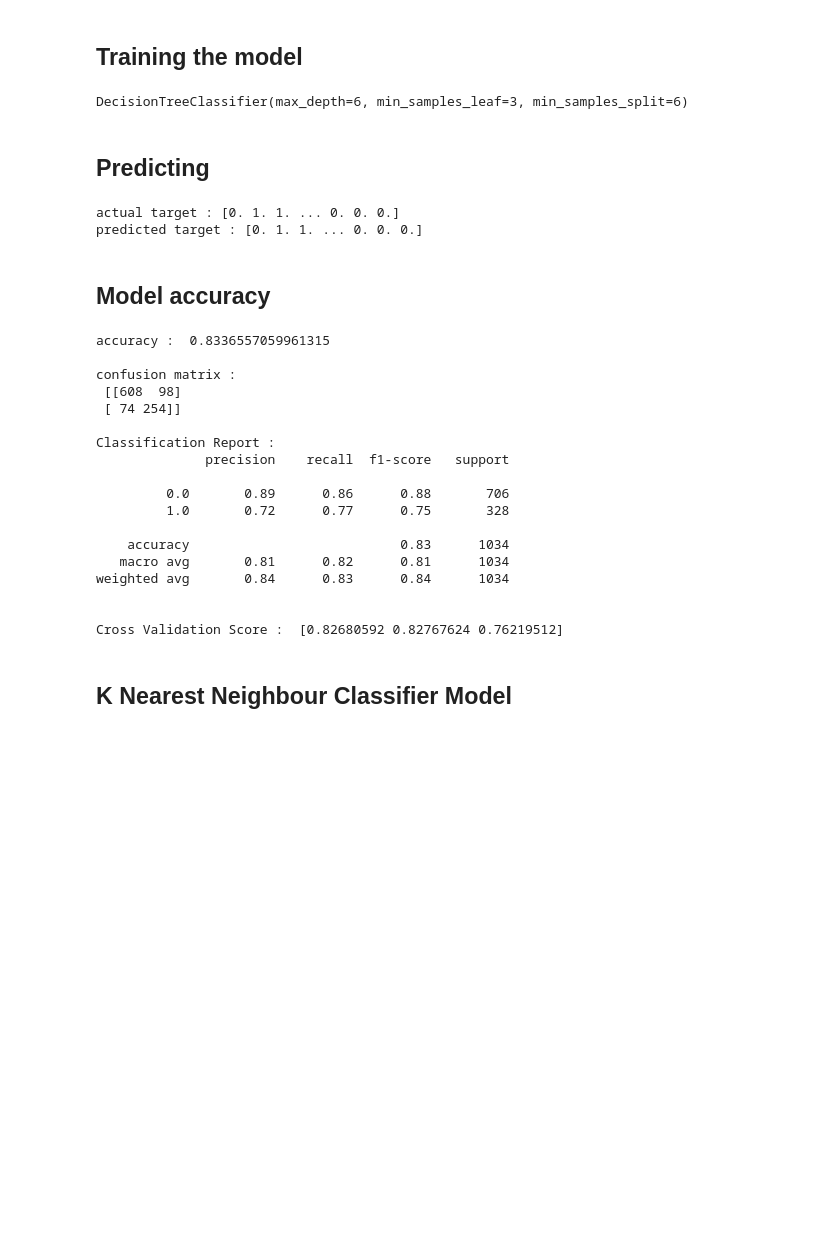
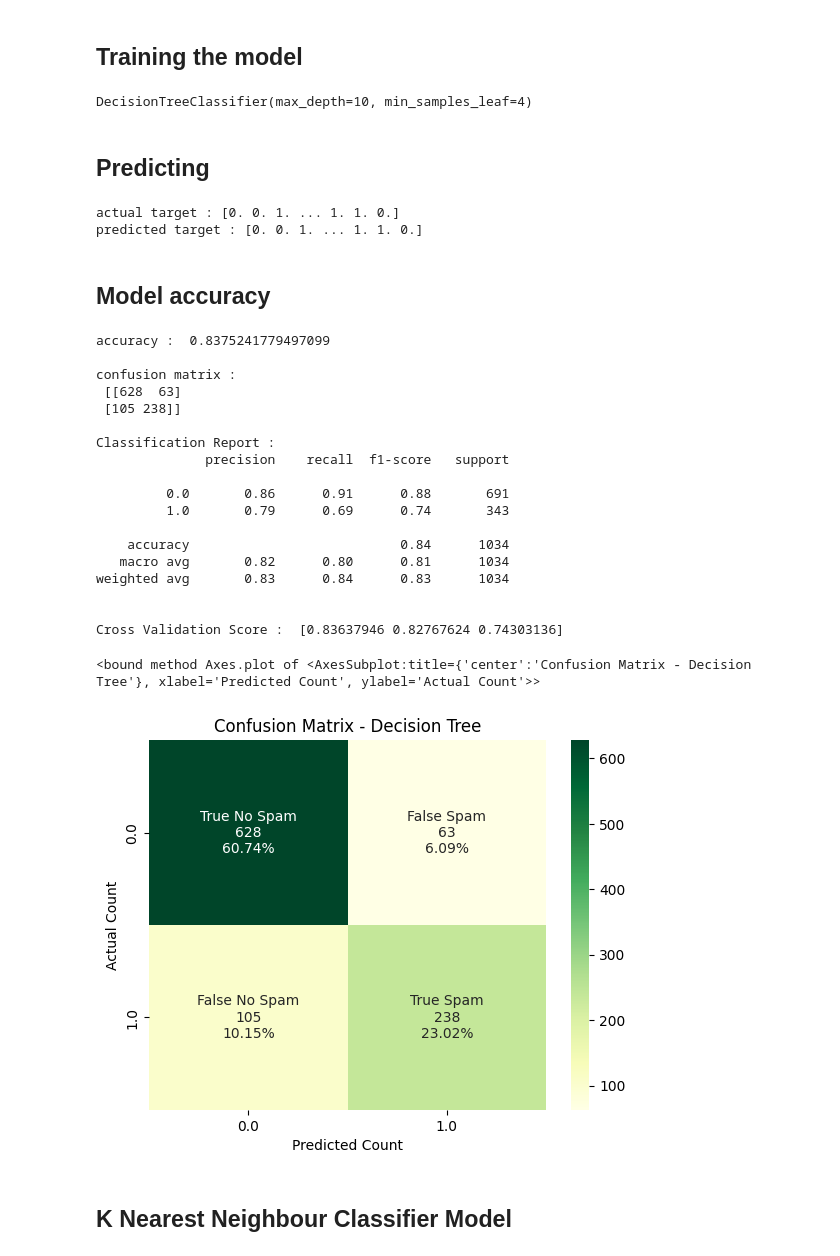
Before and after one commit to Nadun999/spam-email-classification-using-KNN-DT, a Jupyter notebook: main.ipynb, the cells around one changed output. Cells and saved outputs as stored; diff of their text form; code cells hidden in the pictures; blank space fills up the shorter version.

```diff
--- a/main.ipynb
+++ b/main.ipynb
@@ -532,7 +468,7 @@ param_grid = {
 }
 
 # Perform grid search to find the best hyperparameters
-grid_search = GridSearchCV(model, param_grid, cv=5)
+grid_search = GridSearchCV(model_dt, param_grid, cv=5)
 grid_search.fit(X_train, y_train)
 
 # Print the best hyperparameters and the corresponding score
@@ -544,61 +480,88 @@ Best score:  0.8436921728821423
 # %% [markdown]
 ## Passing the above mentioned parameters to model
 # %%
-model = grid_search.best_estimator_
+model_dt = grid_search.best_estimator_
 # %% [markdown]
 ## Training the model
 # %%
-model.fit(X_train,y_train)
+model_dt.fit(X_train,y_train)
 # %% [output]
-DecisionTreeClassifier(max_depth=6, min_samples_leaf=3, min_samples_split=6)
+DecisionTreeClassifier(max_depth=10, min_samples_leaf=4)
 # %% [markdown]
 ## Predicting
 # %%
-y_predict = model.predict(X_test)
+y_predict_dt = model_dt.predict(X_test)
 # %%
 print("actual target :",y_test)
-print("predicted target :",y_predict)
+print("predicted target :",y_predict_dt)
 # %% [output]
-actual target : [0. 1. 1. ... 0. 0. 0.]
-predicted target : [0. 1. 1. ... 0. 0. 0.]
+actual target : [0. 0. 1. ... 1. 1. 0.]
+predicted target : [0. 0. 1. ... 1. 1. 0.]
 # %% [markdown]
 ## Model accuracy
 # %%
 # Model Validation Accuracy
-accuracy = accuracy_score(y_test,y_predict)
+accuracy = accuracy_score(y_test,y_predict_dt)
 print("accuracy : ",accuracy)
 
 # Model Confusion Matrix
-conf_mat = confusion_matrix(y_test, y_predict)
-print("\nconfusion matrix : \n",conf_mat)
+conf_mat_dt = confusion_matrix(y_test, y_predict_dt)
+print("\nconfusion matrix : \n",conf_mat_dt)
 
 # Model Classification Report
-clf_report = classification_report(y_test, y_predict)
+clf_report = classification_report(y_test, y_predict_dt)
 print("\nClassification Report : ")
 print(clf_report)
 
 # Model Cross Validation Score
-score = cross_val_score(model, X, y, cv=3)
+score = cross_val_score(model_dt, X, y, cv=3)
 print("\nCross Validation Score : ",score)
 # %% [output]
-accuracy :  0.8336557059961315
+accuracy :  0.8375241779497099
 
 confusion matrix :
- [[608  98]
- [ 74 254]]
+ [[628  63]
+ [105 238]]
 
 Classification Report :
               precision    recall  f1-score   support
 
-         0.0       0.89      0.86      0.88       706
-         1.0       0.72      0.77      0.75       328
+         0.0       0.86      0.91      0.88       691
+         1.0       0.79      0.69      0.74       343
 
-    accuracy                           0.83      1034
-   macro avg       0.81      0.82      0.81      1034
-weighted avg       0.84      0.83      0.84      1034
+    accuracy                           0.84      1034
+   macro avg       0.82      0.80      0.81      1034
+weighted avg       0.83      0.84      0.83      1034
 
 
-Cross Validation Score :  [0.82680592 0.82767624 0.76219512]
+Cross Validation Score :  [0.83637946 0.82767624 0.74303136]
+# %%
+# Generate the confusion matrix for the model
+
+conf_mat_dt = confusion_matrix(y_test, y_predict_dt,labels=model_dt.classes_)
+
+group_names = ['True No Spam','False Spam',
+               'False No Spam','True Spam']
+
+group_counts = ["{0:0.0f}".format(value) for value in
+                conf_mat_dt.flatten()]
+group_percentages = ["{0:.2%}".format(value) for value in
+                     conf_mat_dt.flatten()/np.sum(conf_mat_dt)]
+labels = [f"{v1}\n{v2}\n{v3}" for v1, v2, v3 in
+          zip(group_names,group_counts,group_percentages)]
+
+
+labels = np.asarray(labels).reshape(2,2)
+
+ax = sn.heatmap(conf_mat_dt, annot=labels,yticklabels=model_dt.classes_,xticklabels=model_dt.classes_, fmt='', cmap='YlGn')
+ax.set(
+                title='Confusion Matrix - Decision Tree',
+                xlabel='Predicted Count',
+                ylabel='Actual Count')
+ax.plot
+# %% [output]
+<bound method Axes.plot of <AxesSubplot:title={'center':'Confusion Matrix - Decision Tree'}, xlabel='Predicted Count', ylabel='Actual Count'>>
+[figure, added]
 # %% [markdown]
 ## K Nearest Neighbour Classifier Model
 # %%
```
Also changed, not shown: parts of 22 cells of this notebook, 4 other files.
